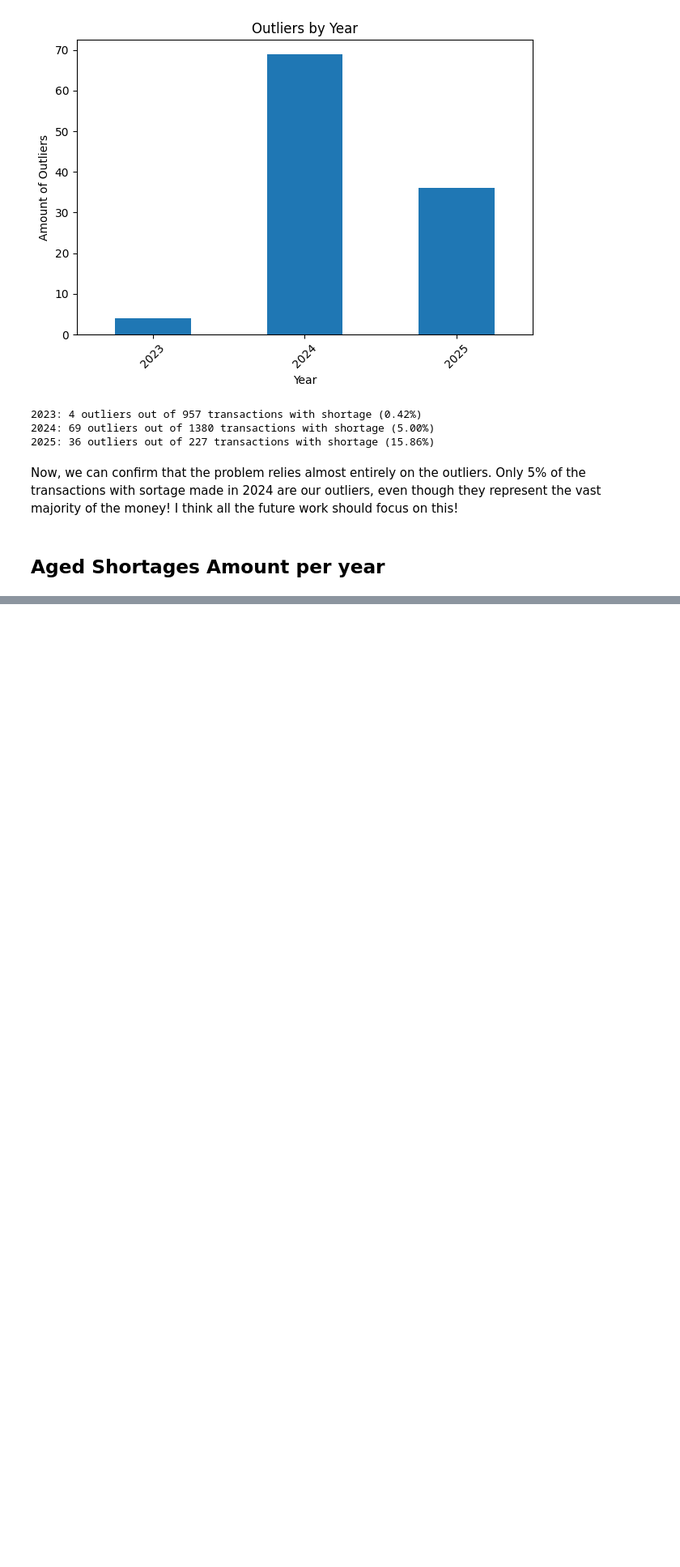
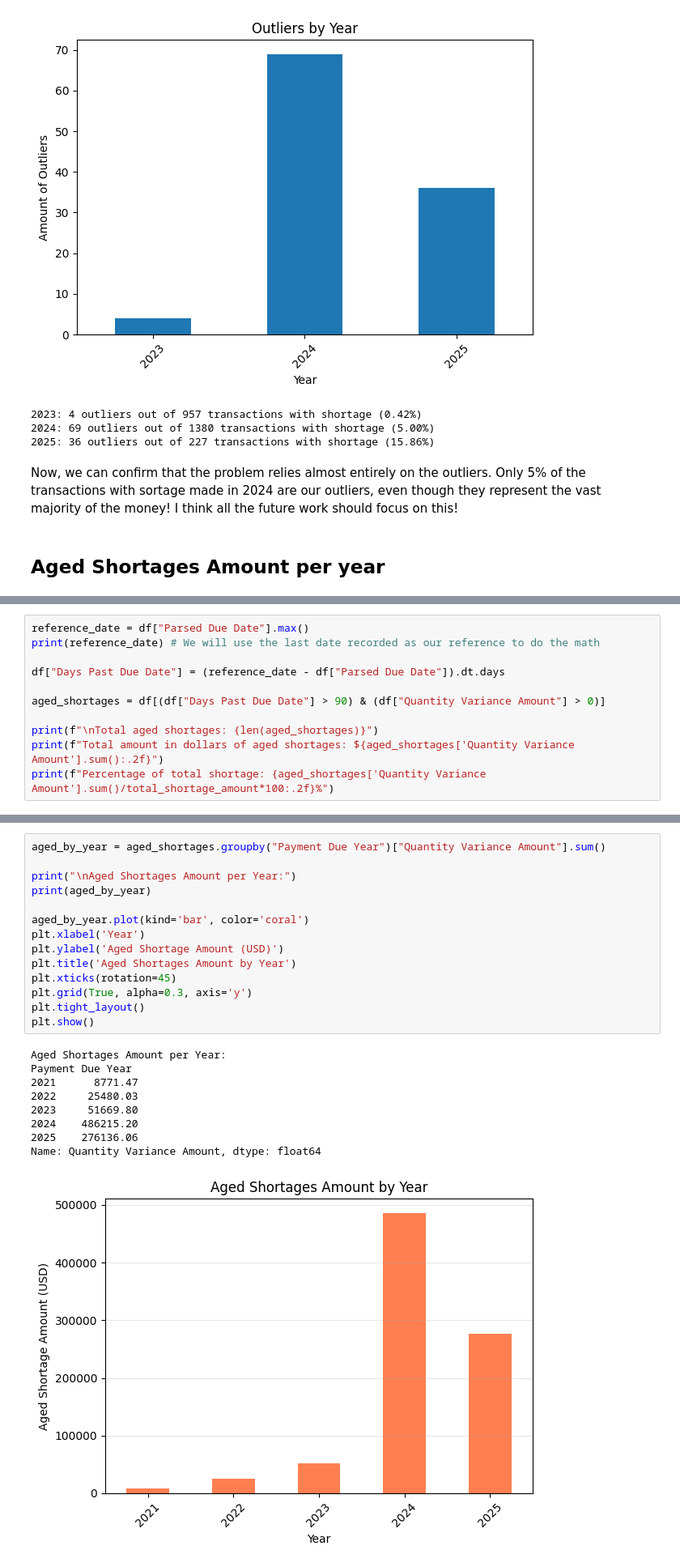
Before and after one commit to gabichulas/paired_assessment, a Jupyter notebook: main.ipynb, the cells around one changed output, grey strips where cells are left out. Shown at 81% size. Saved outputs shown, nothing was run; the diff lists cells and outputs as text; blank space fills up the shorter version.

```diff
--- a/main.ipynb
+++ b/main.ipynb
@@ -292,0 +295,11 @@ Now, we can confirm that the problem relies almost entirely on the outliers. Onl
+# %%
+reference_date = df["Parsed Due Date"].max()
+print(reference_date) # We will use the last date recorded as our reference to do the math
+
+df["Days Past Due Date"] = (reference_date - df["Parsed Due Date"]).dt.days
+
+aged_shortages = df[(df["Days Past Due Date"] > 90) & (df["Quantity Variance Amount"] > 0)]
+
+print(f"\nTotal aged shortages: {len(aged_shortages)}")
+print(f"Total amount in dollars of aged shortages: ${aged_shortages['Quantity Variance Amount'].sum():.2f}")
+print(f"Percentage of total shortage: {aged_shortages['Quantity Variance Amount'].sum()/total_shortage_amount*100:.2f}%")
@@ -292,0 +314,24 @@ Now, we can confirm that the problem relies almost entirely on the outliers. Onl
+# %%
+aged_by_year = aged_shortages.groupby("Payment Due Year")["Quantity Variance Amount"].sum()
+
+print("\nAged Shortages Amount per Year:")
+print(aged_by_year)
+
+aged_by_year.plot(kind='bar', color='coral')
+plt.xlabel('Year')
+plt.ylabel('Aged Shortage Amount (USD)')
+plt.title('Aged Shortages Amount by Year')
+plt.xticks(rotation=45)
+plt.grid(True, alpha=0.3, axis='y')
+plt.tight_layout()
+plt.show()
+# %% [output]
+Aged Shortages Amount per Year:
+Payment Due Year
+2021      8771.47
+2022     25480.03
+2023     51669.80
+2024    486215.20
+2025    276136.06
+Name: Quantity Variance Amount, dtype: float64
+[figure, added]
```
Also changed, not shown: parts of 9 cells of this notebook.
